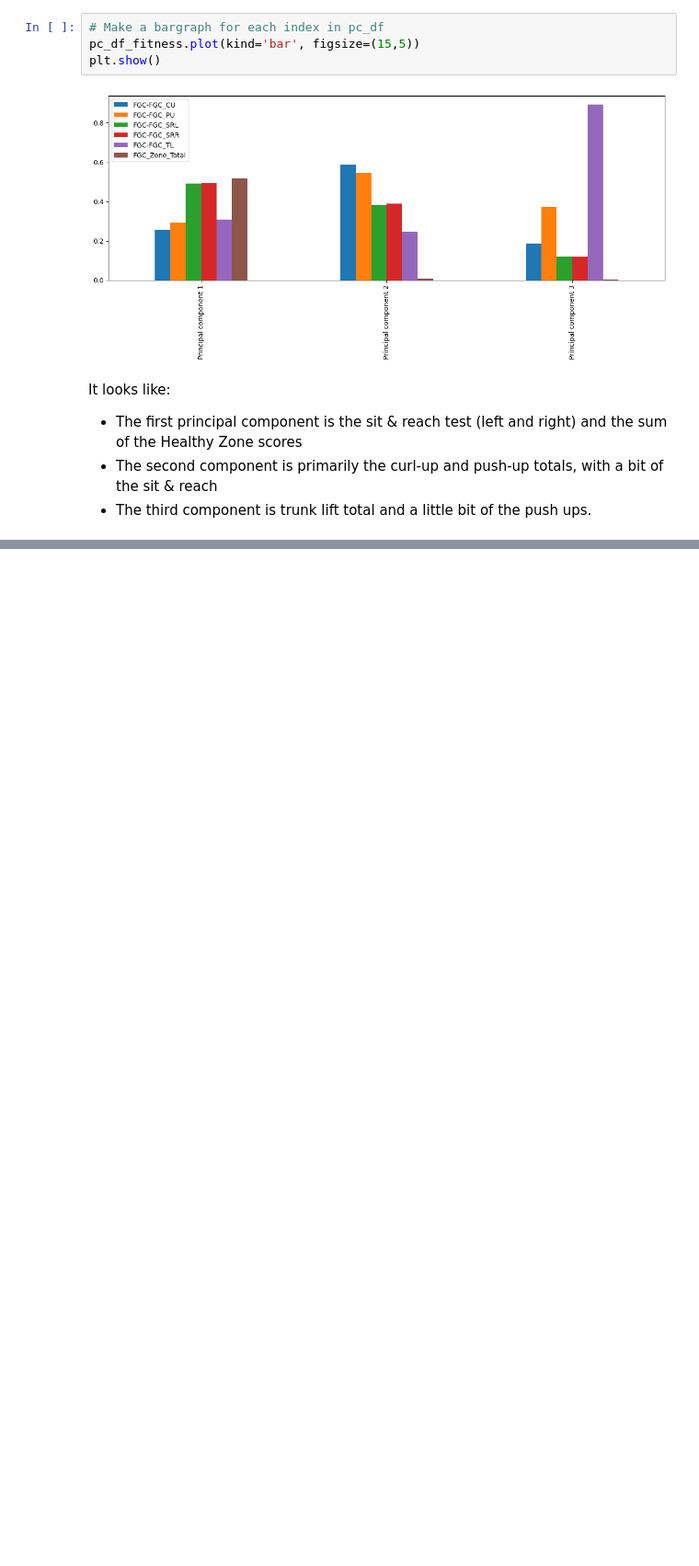
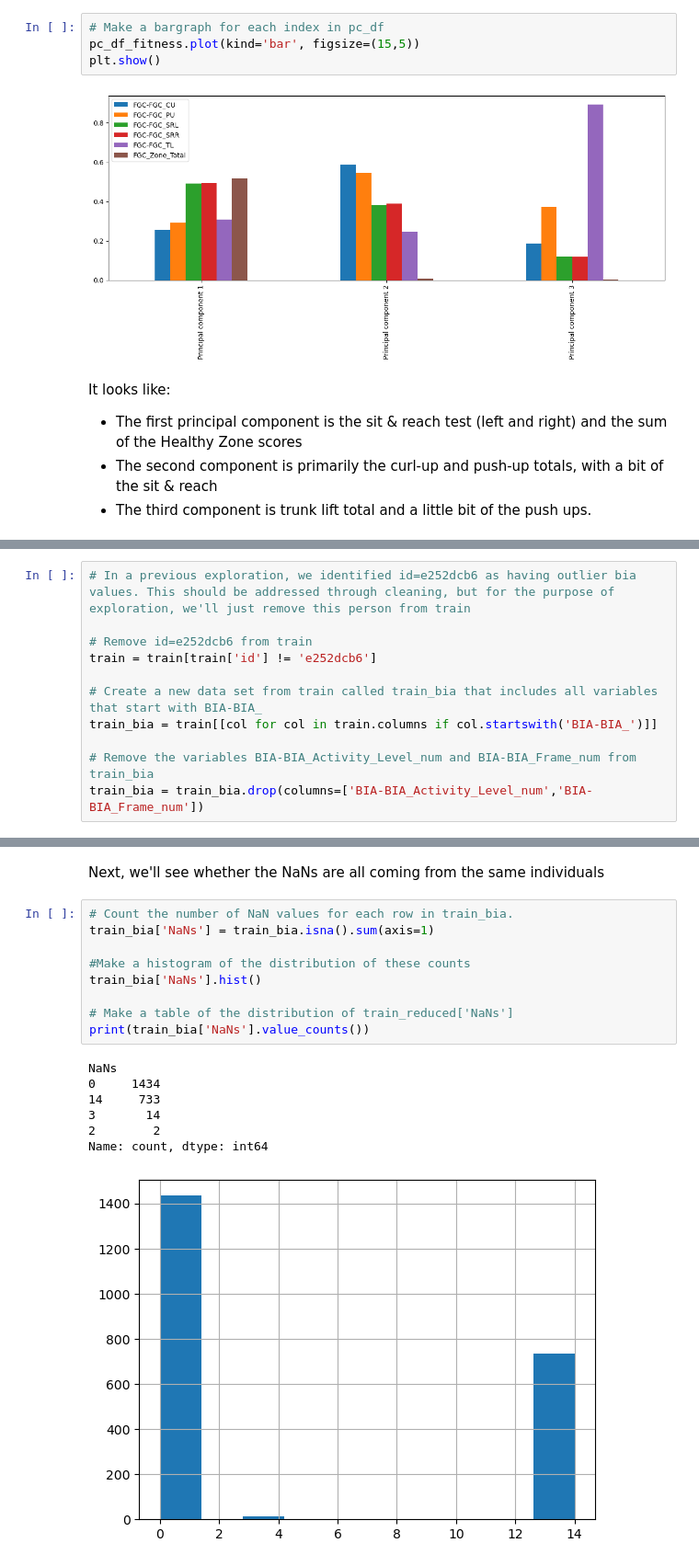
Before and after one commit to aarondweinberg/CMI_problematic_internet_use, a Jupyter notebook: EDA_PCA_AW.ipynb, the cells around one changed output, grey strips where cells are left out. Shown at 92% size. Cells and saved outputs as stored; diff of their text form; blank space fills up the shorter version.

```diff
--- a/EDA_PCA_AW.ipynb
+++ b/EDA_PCA_AW.ipynb
@@ -547,0 +563,11 @@ Finally, let's look at the bio-electric impedance variables
+# %%
+# In a previous exploration, we identified id=e252dcb6 as having outlier bia values. This should be addressed through cleaning, but for the purpose of exploration, we'll just remove this person from train
+
+# Remove id=e252dcb6 from train
+train = train[train['id'] != 'e252dcb6']
+
+# Create a new data set from train called train_bia that includes all variables that start with BIA-BIA_
+train_bia = train[[col for col in train.columns if col.startswith('BIA-BIA_')]]
+
+# Remove the variables BIA-BIA_Activity_Level_num and BIA-BIA_Frame_num from train_bia
+train_bia = train_bia.drop(columns=['BIA-BIA_Activity_Level_num','BIA-BIA_Frame_num'])
@@ -547,0 +593,19 @@ Finally, let's look at the bio-electric impedance variables
+# %% [markdown]
+Next, we'll see whether the NaNs are all coming from the same individuals
+# %%
+# Count the number of NaN values for each row in train_bia.
+train_bia['NaNs'] = train_bia.isna().sum(axis=1)
+
+#Make a histogram of the distribution of these counts
+train_bia['NaNs'].hist()
+
+# Make a table of the distribution of train_reduced['NaNs']
+print(train_bia['NaNs'].value_counts())
+# %% [output]
+NaNs
+0     1434
+14     733
+3       14
+2        2
+Name: count, dtype: int64
+[figure, added]
```
Also changed, not shown: parts of 11 cells of this notebook.
